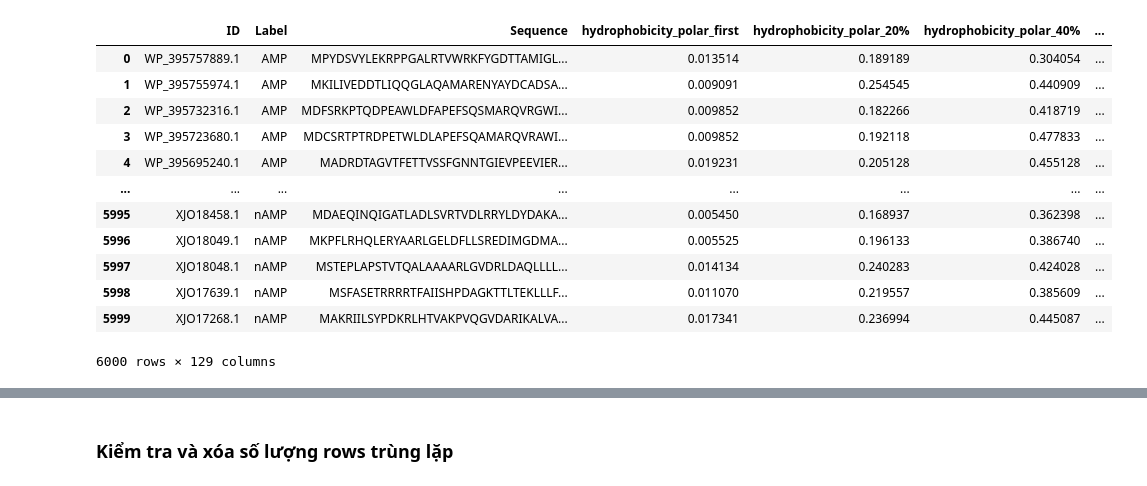
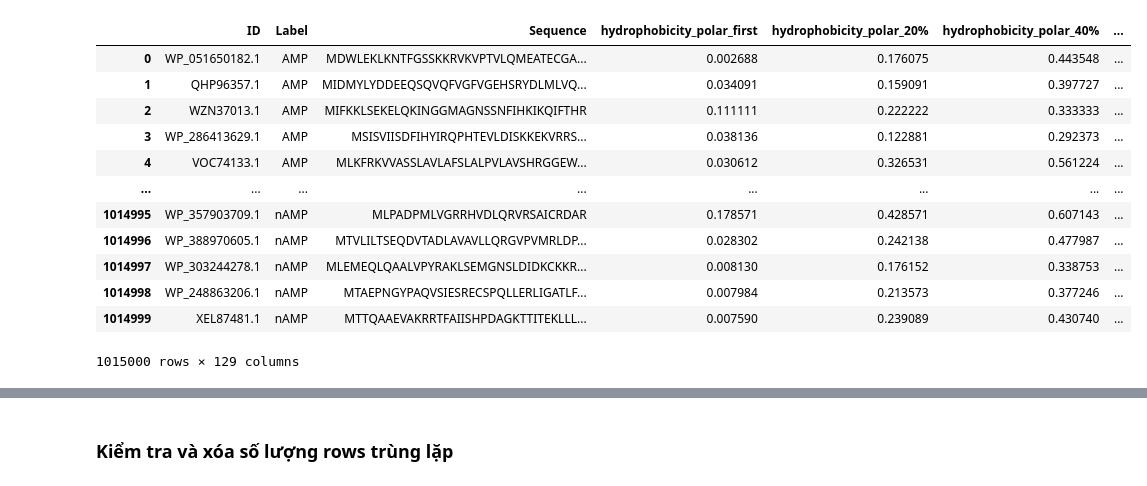
Before and after one commit to hoofkhanh/transformer_xai_peptide, a Jupyter notebook: test_encoder.ipynb, the cells around one changed output, grey strips where cells are left out. Saved outputs shown, nothing was run; the diff lists cells and outputs as text; code cells hidden in the pictures.

```diff
--- a/test_encoder.ipynb
+++ b/test_encoder.ipynb
@@ -5,20 +5,20 @@ import matplotlib.pyplot as plt
 pd.options.mode.chained_assignment = None  # default='warn'
 from sklearn.model_selection import train_test_split
 # %%
-data1 = pd.read_csv("input/features.csv")
-data1
+data = pd.read_csv(r'C:\Users\hp\anaconda3\envs\TH_TTNT\src\ncbi\train.csv')
+data
 # %% [output]
 |  | ID | Label | Sequence | hydrophobicity_polar_first | hydrophobicity_polar_20% | hydrophobicity_polar_40% | ... |
-| 0 | WP_395757889.1 | AMP | MPYDSVYLEKRPPGALRTVWRKFYGDTTAMIGL... | 0.013514 | 0.189189 | 0.304054 | ... |
-| 1 | WP_395755974.1 | AMP | MKILIVEDDTLIQQGLAQAMARENYAYDCADSA... | 0.009091 | 0.254545 | 0.440909 | ... |
-| 2 | WP_395732316.1 | AMP | MDFSRKPTQDPEAWLDFAPEFSQSMARQVRGWI... | 0.009852 | 0.182266 | 0.418719 | ... |
-| 3 | WP_395723680.1 | AMP | MDCSRTPTRDPETWLDLAPEFSQAMARQVRAWI... | 0.009852 | 0.192118 | 0.477833 | ... |
-| 4 | WP_395695240.1 | AMP | MADRDTAGVTFETTVSSFGNNTGIEVPEEVIER... | 0.019231 | 0.205128 | 0.455128 | ... |
+| 0 | WP_051650182.1 | AMP | MDWLEKLKNTFGSSKKRVKVPTVLQMEATECGA... | 0.002688 | 0.176075 | 0.443548 | ... |
+| 1 | QHP96357.1 | AMP | MIDMYLYDDEEQSQVQFVGFVGEHSRYDLMLVQ... | 0.034091 | 0.159091 | 0.397727 | ... |
+| 2 | WZN37013.1 | AMP | MIFKKLSEKELQKINGGMAGNSSNFIHKIKQIFTHR | 0.111111 | 0.222222 | 0.333333 | ... |
+| 3 | WP_286413629.1 | AMP | MSISVIISDFIHYIRQPHTEVLDISKKEKVRRS... | 0.038136 | 0.122881 | 0.292373 | ... |
+| 4 | VOC74133.1 | AMP | MLKFRKVVASSLAVLAFSLALPVLAVSHRGGEW... | 0.030612 | 0.326531 | 0.561224 | ... |
 | ... | ... | ... | ... | ... | ... | ... | ... |
-| 5995 | XJO18458.1 | nAMP | MDAEQINQIGATLADLSVRTVDLRRYLDYDAKA... | 0.005450 | 0.168937 | 0.362398 | ... |
-| 5996 | XJO18049.1 | nAMP | MKPFLRHQLERYAARLGELDFLLSREDIMGDMA... | 0.005525 | 0.196133 | 0.386740 | ... |
-| 5997 | XJO18048.1 | nAMP | MSTEPLAPSTVTQALAAAARLGVDRLDAQLLLL... | 0.014134 | 0.240283 | 0.424028 | ... |
-| 5998 | XJO17639.1 | nAMP | MSFASETRRRRTFAIISHPDAGKTTLTEKLLLF... | 0.011070 | 0.219557 | 0.385609 | ... |
-| 5999 | XJO17268.1 | nAMP | MAKRIILSYPDKRLHTVAKPVQGVDARIKALVA... | 0.017341 | 0.236994 | 0.445087 | ... |
+| 1014995 | WP_357903709.1 | nAMP | MLPADPMLVGRRHVDLQRVRSAICRDAR | 0.178571 | 0.428571 | 0.607143 | ... |
+| 1014996 | WP_388970605.1 | nAMP | MTVLILTSEQDVTADLAVAVLLQRGVPVMRLDP... | 0.028302 | 0.242138 | 0.477987 | ... |
+| 1014997 | WP_303244278.1 | nAMP | MLEMEQLQAALVPYRAKLSEMGNSLDIDKCKKR... | 0.008130 | 0.176152 | 0.338753 | ... |
+| 1014998 | WP_248863206.1 | nAMP | MTAEPNGYPAQVSIESRECSPQLLERLIGATLF... | 0.007984 | 0.213573 | 0.377246 | ... |
+| 1014999 | XEL87481.1 | nAMP | MTTQAAEVAKRRTFAIISHPDAGKTTITEKLLL... | 0.007590 | 0.239089 | 0.430740 | ... |
-6000 rows × 129 columns
+1015000 rows × 129 columns
 # %%
```
Also changed, not shown: parts of 38 cells of this notebook.
